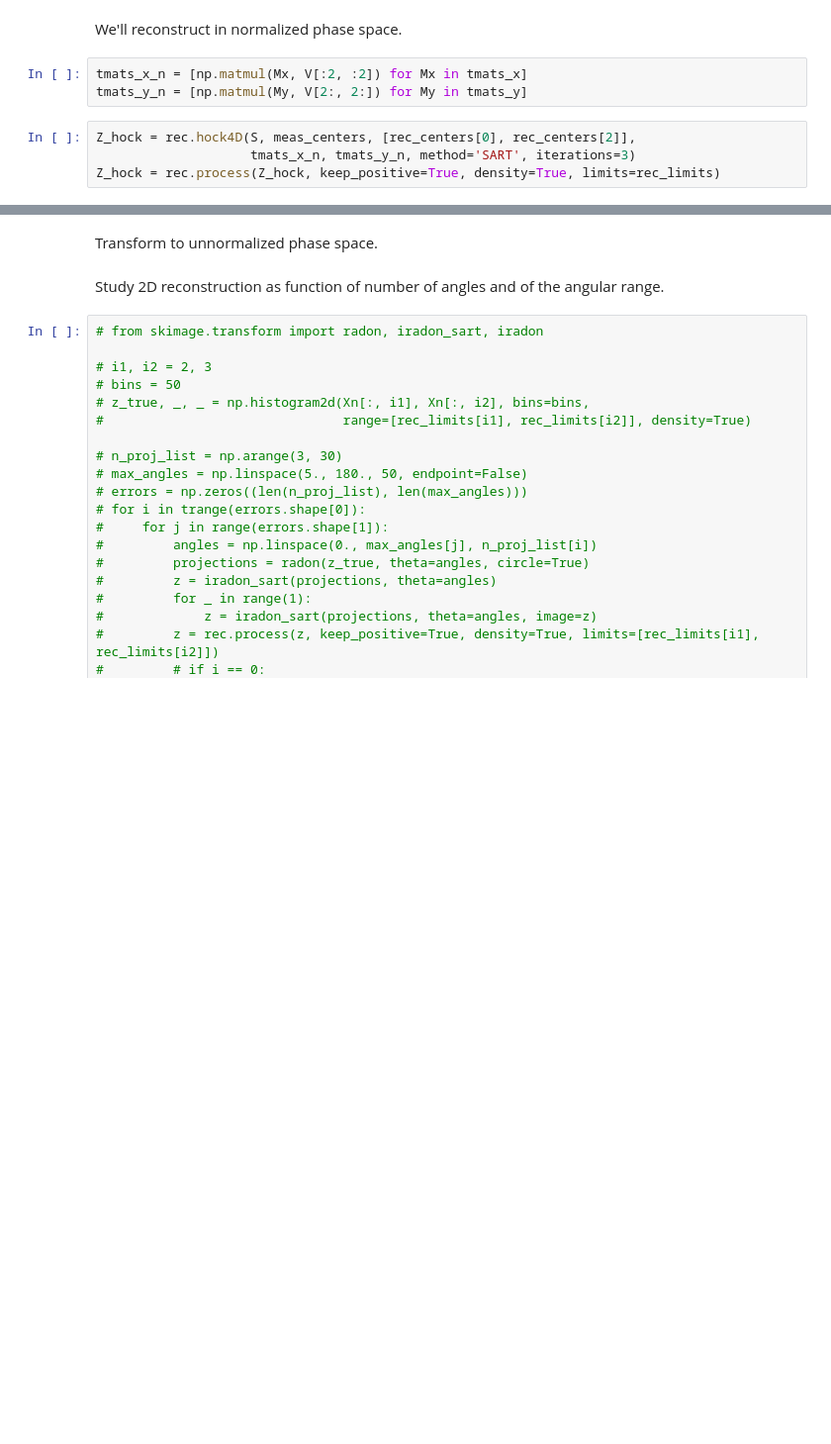
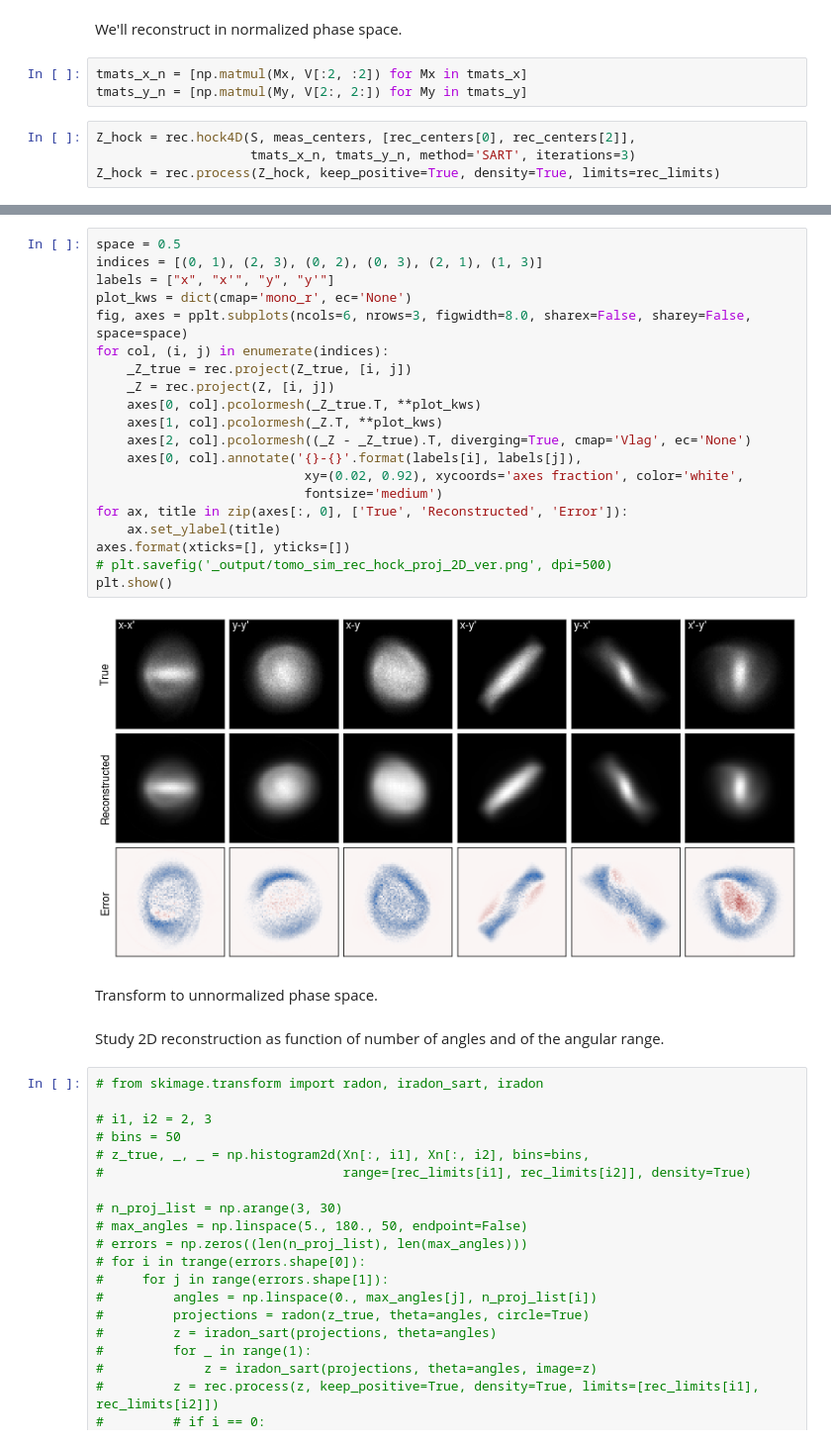
Before and after one commit to austin-hoover/accphys-tools, a Jupyter notebook: measurement/tomography/test_tomo_4D.ipynb, the cells around one changed output, grey strips where cells are left out. Shown at 99% size. Saved outputs shown, nothing was run; the diff lists cells and outputs as text; blank space fills up the shorter version.

```diff
--- a/measurement/tomography/test_tomo_4D.ipynb
+++ b/measurement/tomography/test_tomo_4D.ipynb
@@ -198,3 +237,25 @@ plt.show()
+# %%
+space = 0.5
+indices = [(0, 1), (2, 3), (0, 2), (0, 3), (2, 1), (1, 3)]
+labels = ["x", "x'", "y", "y'"]
+plot_kws = dict(cmap='mono_r', ec='None')
+fig, axes = pplt.subplots(ncols=6, nrows=3, figwidth=8.0, sharex=False, sharey=False, space=space)
+for col, (i, j) in enumerate(indices):
+    _Z_true = rec.project(Z_true, [i, j])
+    _Z = rec.project(Z, [i, j])
+    axes[0, col].pcolormesh(_Z_true.T, **plot_kws)
+    axes[1, col].pcolormesh(_Z.T, **plot_kws)
+    axes[2, col].pcolormesh((_Z - _Z_true).T, diverging=True, cmap='Vlag', ec='None')
+    axes[0, col].annotate('{}-{}'.format(labels[i], labels[j]),
+                           xy=(0.02, 0.92), xycoords='axes fraction', color='white',
+                           fontsize='medium')
+for ax, title in zip(axes[:, 0], ['True', 'Reconstructed', 'Error']):
+    ax.set_ylabel(title)
+axes.format(xticks=[], yticks=[])
+# plt.savefig('_output/tomo_sim_rec_hock_proj_2D_ver.png', dpi=500)
+plt.show()
+# %% [output]
+[figure, added]
 # %% [markdown]
 Transform to unnormalized phase space.
 # %% [markdown]
```
Also changed, not shown: parts of 14 cells of this notebook, 8 other files.
